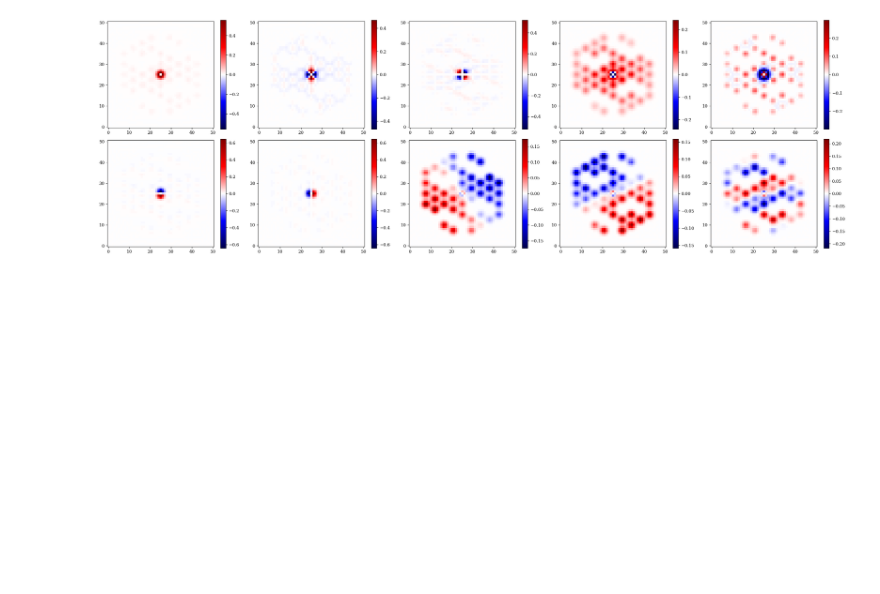
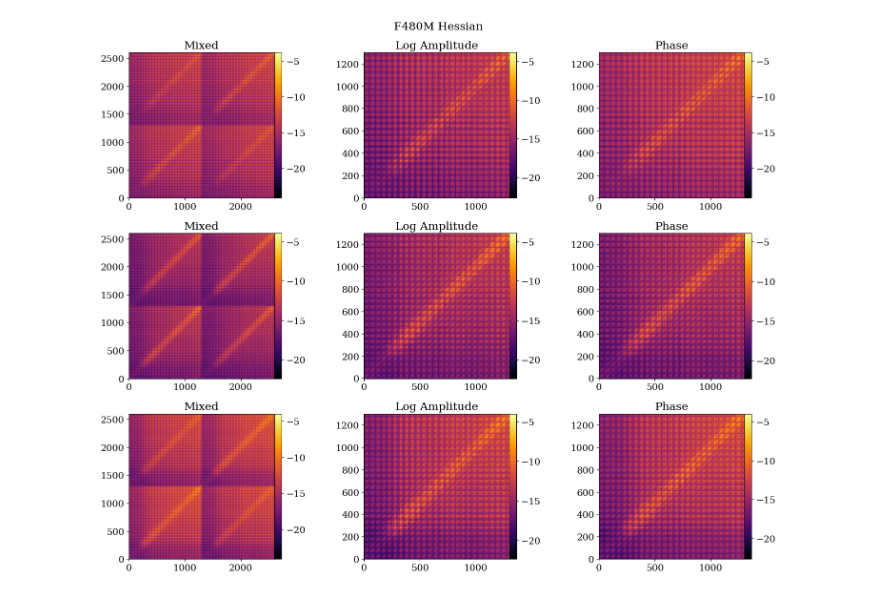
Before and after one commit to LouisDesdoigts/amigo_notebooks, a Jupyter notebook: vis_basis.ipynb, the cells around one changed output. Drawn from its saved outputs; the diff is of its cells as text; code cells hidden in the pictures; blank space fills up the shorter version.

```diff
--- a/vis_basis.ipynb
+++ b/vis_basis.ipynb
@@ -231,20 +44,0 @@ for filt in ["F380M", "F430M", "F480M"]:
-# %%
-plt.figure(figsize=(25, 8))
-for i in range(5):
-    amp, phase = vis_to_im(amp_vecs[i], phase_vecs[i], (51, 51))
-    amp = amp - 1
-
-    v = np.nanmax(np.abs(amp))
-    plt.subplot(2, 5, i + 1)
-    plt.imshow(amp, seismic, vmin=-v, vmax=v)
-    plt.colorbar()
-
-    v = np.nanmax(np.abs(phase))
-    plt.subplot(2, 5, i + 6)
-    plt.imshow(phase, seismic, vmin=-v, vmax=v)
-    plt.colorbar()
-
-plt.tight_layout()
-plt.show()
-# %% [output]
-[figure, removed]
@@ -250,0 +153,27 @@ plt.show()
+# %%
+fig = plt.figure(figsize=(15, 12))
+fig.suptitle(f"{filt} Hessian")
+axes = fig.subplots(3, 3)
+
+for i, filt in enumerate(filters):
+    # Get the hessians
+    H_mixed = np.log10(np.abs(vis_basis["hessian"]["mixed"][filt]))
+    H_amp = np.log10(np.abs(vis_basis["hessian"]["log_amp"][filt]))
+    H_phase = np.log10(np.abs(vis_basis["hessian"]["phase"][filt]))
+
+    im = axes[i, 0].imshow(H_mixed, cmap="inferno")
+    fig.colorbar(im, cax=merge_cbar(axes[i, 0]))
+    axes[i, 0].set_title("Mixed")
+
+    im = axes[i, 1].imshow(H_amp, cmap="inferno")
+    fig.colorbar(im, cax=merge_cbar(axes[i, 1]))
+    axes[i, 1].set_title("Log Amplitude")
+
+    im = axes[i, 2].imshow(H_phase, cmap="inferno")
+    fig.colorbar(im, cax=merge_cbar(axes[i, 2]))
+    axes[i, 2].set_title("Phase")
+
+fig.tight_layout()
+fig.show()
+# %% [output]
+[figure, added]
```
Also changed, not shown: parts of 13 cells of this notebook, 6 other files.
